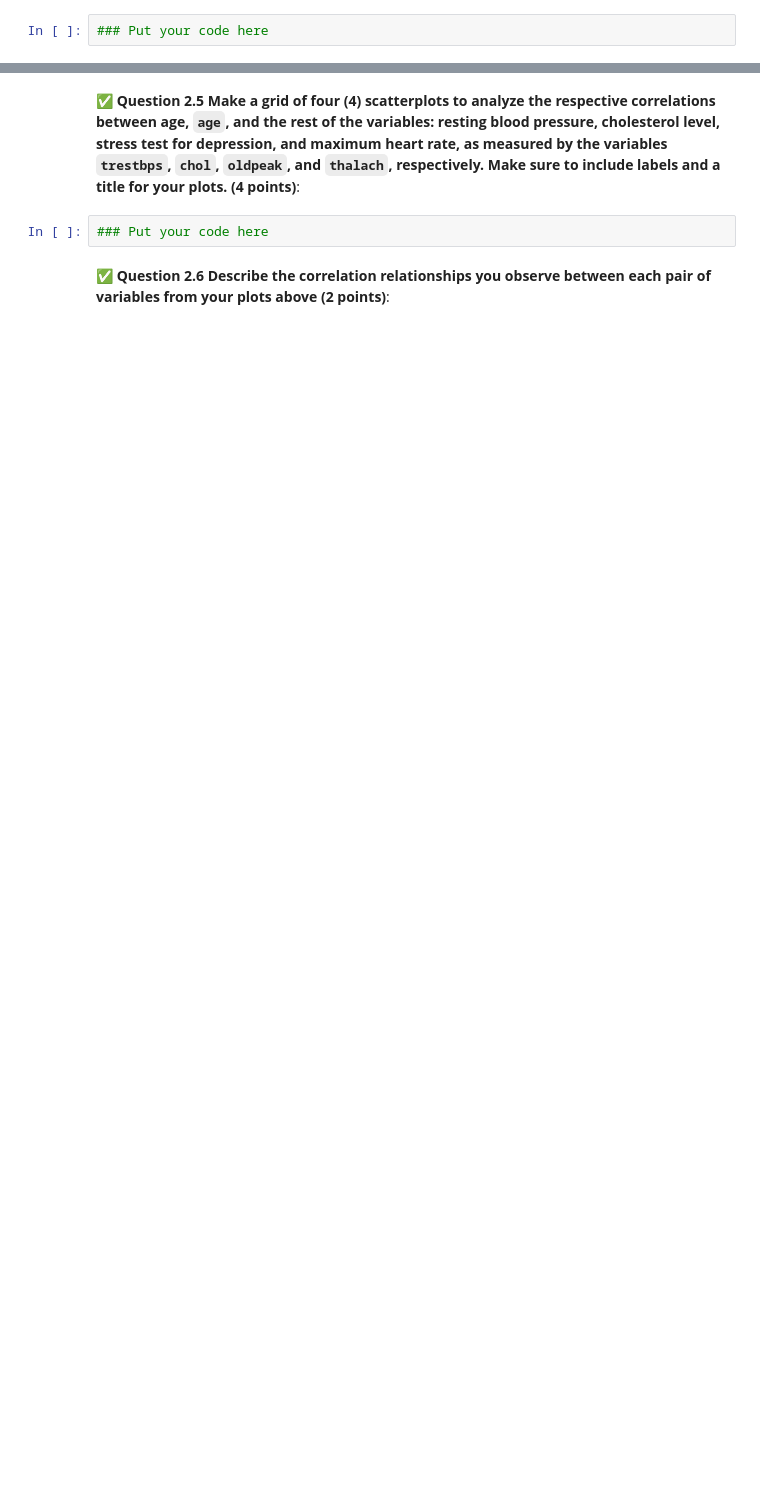
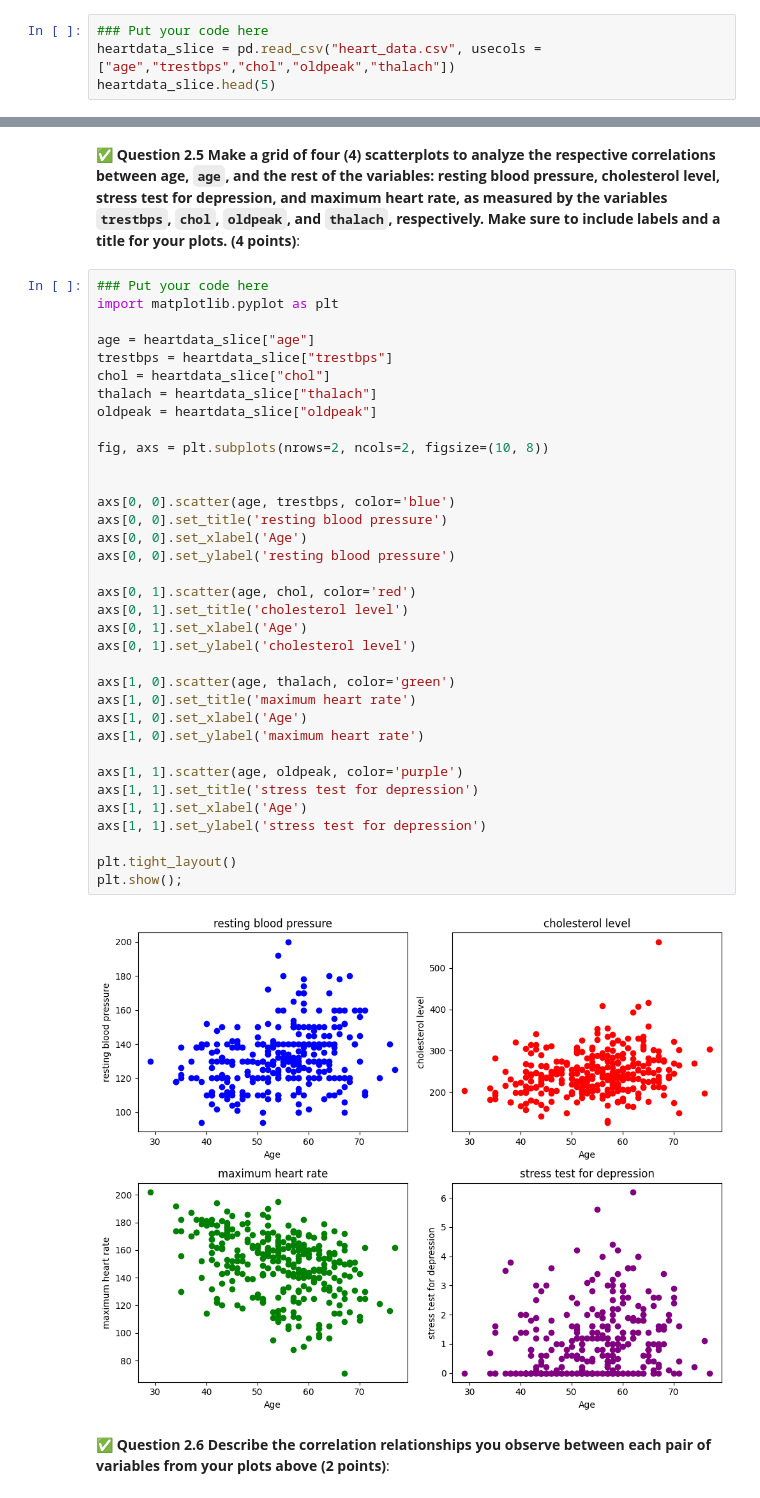
Before and after one commit to Zwillbeast659/CMSE202-f25-turnin, a Jupyter notebook: midterm/CMSE202-Midterm-Section003-STUDENT-F25.ipynb, the cells around one changed output, grey strips where cells are left out. Drawn from its saved outputs; the diff is of its cells as text; blank space fills up the shorter version.

```diff
--- a/midterm/CMSE202-Midterm-Section003-STUDENT-F25.ipynb
+++ b/midterm/CMSE202-Midterm-Section003-STUDENT-F25.ipynb
@@ -74,3 +106,5 @@ The data set at this web link `https://raw.githubusercontent.com/NkechiC/Data-fi
 &#9989; **Question 2.4 Now create a slice of the dataset that includes only the numerical variables `age`, `trestbps`, `chol`, `oldpeak`, and `thalach` (2 points)**:
 # %%
 ### Put your code here
+heartdata_slice = pd.read_csv("heart_data.csv", usecols = ["age","trestbps","chol","oldpeak","thalach"])
+heartdata_slice.head(5)
@@ -78,5 +119,40 @@ The data set at this web link `https://raw.githubusercontent.com/NkechiC/Data-fi
 &#9989; **Question 2.5 Make a grid of four (4) scatterplots to analyze the respective correlations between age, `age`,  and the rest of the variables: resting blood pressure, cholesterol level, stress test for depression, and maximum heart rate, as measured by the variables `trestbps`, `chol`, `oldpeak`, and `thalach`, respectively. Make sure to include labels and a title for your plots. (4 points)**:
 # %%
 ### Put your code here
+import matplotlib.pyplot as plt
+
+age = heartdata_slice["age"]
+trestbps = heartdata_slice["trestbps"]
+chol = heartdata_slice["chol"]
+thalach = heartdata_slice["thalach"]
+oldpeak = heartdata_slice["oldpeak"]
+
+fig, axs = plt.subplots(nrows=2, ncols=2, figsize=(10, 8))
+
+
+axs[0, 0].scatter(age, trestbps, color='blue')
+axs[0, 0].set_title('resting blood pressure')
+axs[0, 0].set_xlabel('Age')
+axs[0, 0].set_ylabel('resting blood pressure')
+
+axs[0, 1].scatter(age, chol, color='red')
+axs[0, 1].set_title('cholesterol level')
+axs[0, 1].set_xlabel('Age')
+axs[0, 1].set_ylabel('cholesterol level')
+
+axs[1, 0].scatter(age, thalach, color='green')
+axs[1, 0].set_title('maximum heart rate')
+axs[1, 0].set_xlabel('Age')
+axs[1, 0].set_ylabel('maximum heart rate')
+
+axs[1, 1].scatter(age, oldpeak, color='purple')
+axs[1, 1].set_title('stress test for depression')
+axs[1, 1].set_xlabel('Age')
+axs[1, 1].set_ylabel('stress test for depression')
+
+plt.tight_layout()
+plt.show();
+# %% [output]
+[figure, added]
 # %% [markdown]
 &#9989; **Question 2.6 Describe the correlation relationships you observe between each pair of variables from your plots above (2 points)**:
```
Also changed, not shown: parts of 9 cells of this notebook.
